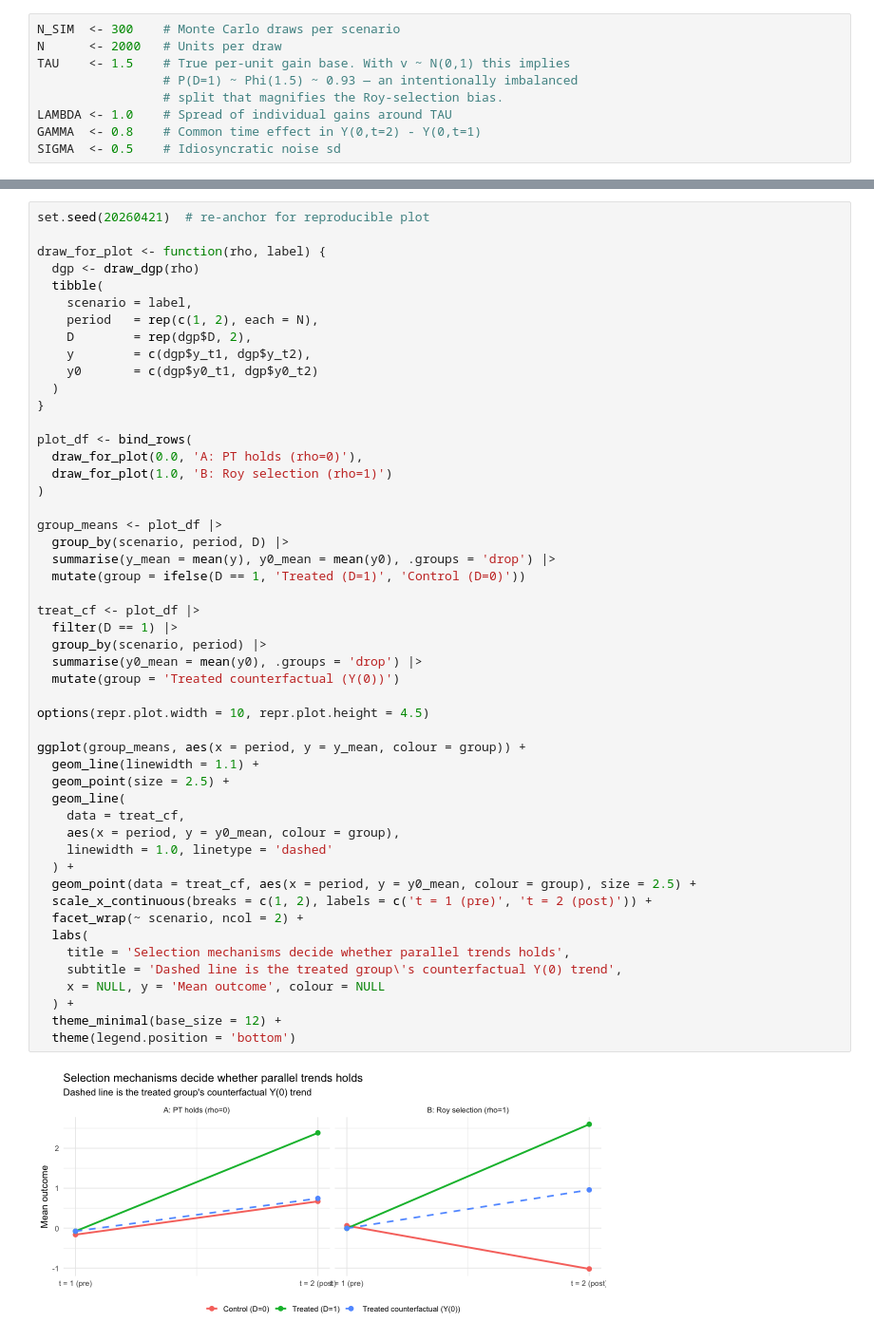
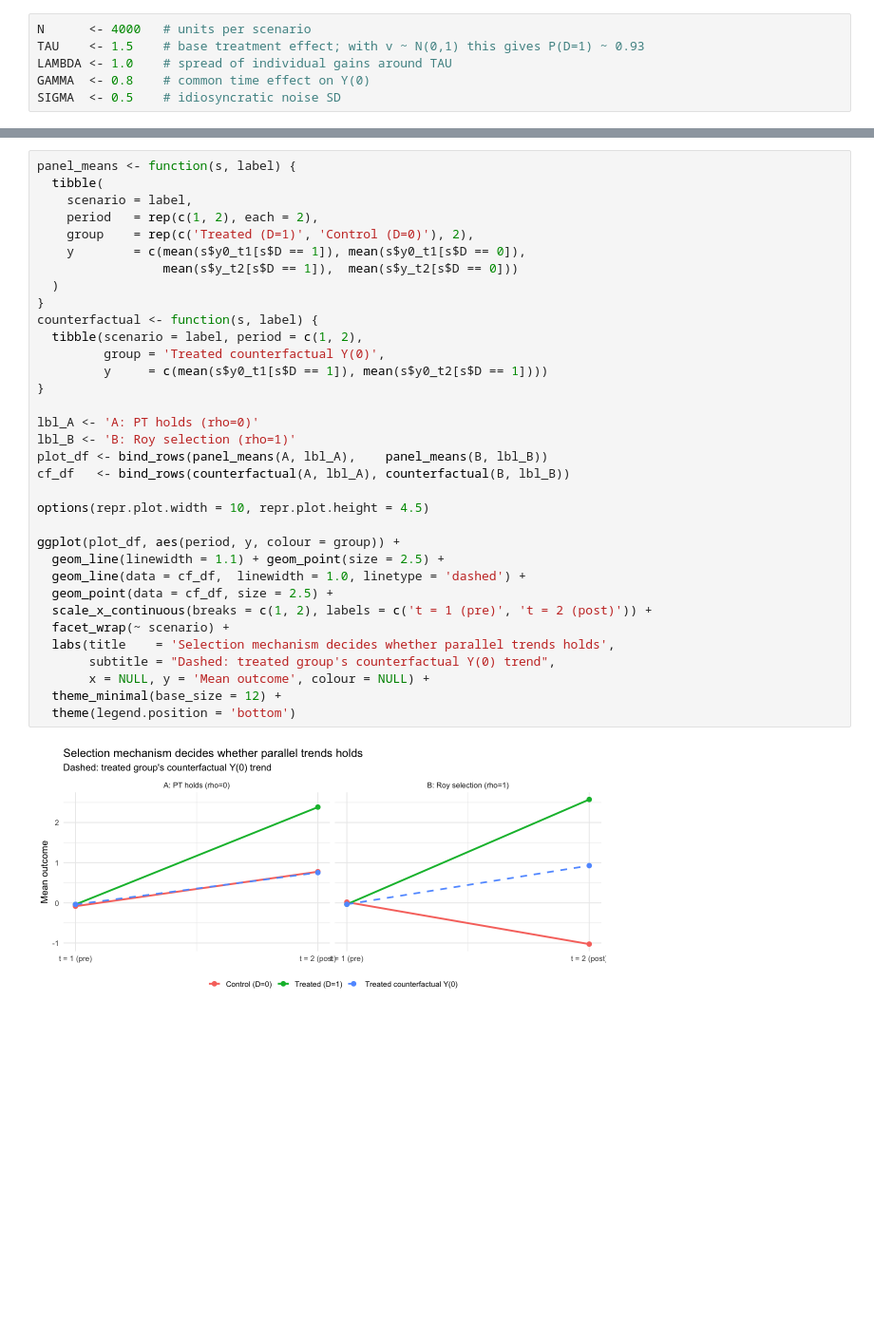
Before and after one commit to afrtrivi1120/causal-inference-papers-explainer, a Jupyter notebook: papers/did/01-ghanem-santanna-wuthrich-selection-parallel-trends/simulation.ipynb, the cells around one changed output, grey strips where cells are left out. Shown at 95% size. Drawn from its saved outputs; the diff is of its cells as text; blank space fills up the shorter version.

```diff
--- a/papers/did/01-ghanem-santanna-wuthrich-selection-parallel-trends/simulation.ipynb
+++ b/papers/did/01-ghanem-santanna-wuthrich-selection-parallel-trends/simulation.ipynb
@@ -36,9 +29,6 @@ Tunable constants. `N_SIM` controls Monte Carlo draws — drop to 50 for quick i
 # %%
-N_SIM  <- 300    # Monte Carlo draws per scenario
-N      <- 2000   # Units per draw
-TAU    <- 1.5    # True per-unit gain base. With v ~ N(0,1) this implies
-                 # P(D=1) ~ Phi(1.5) ~ 0.93 — an intentionally imbalanced
-                 # split that magnifies the Roy-selection bias.
-LAMBDA <- 1.0    # Spread of individual gains around TAU
-GAMMA  <- 0.8    # Common time effect in Y(0,t=2) - Y(0,t=1)
-SIGMA  <- 0.5    # Idiosyncratic noise sd
+N      <- 4000   # units per scenario
+TAU    <- 1.5    # base treatment effect; with v ~ N(0,1) this gives P(D=1) ~ 0.93
+LAMBDA <- 1.0    # spread of individual gains around TAU
+GAMMA  <- 0.8    # common time effect on Y(0)
+SIGMA  <- 0.5    # idiosyncratic noise SD
@@ -135,52 +82,36 @@ The Monte Carlo loops above consumed an `N_SIM`-dependent amount of RNG state, s
 # %%
-set.seed(20260421)  # re-anchor for reproducible plot
-
-draw_for_plot <- function(rho, label) {
-  dgp <- draw_dgp(rho)
+panel_means <- function(s, label) {
   tibble(
     scenario = label,
-    period   = rep(c(1, 2), each = N),
-    D        = rep(dgp$D, 2),
-    y        = c(dgp$y_t1, dgp$y_t2),
-    y0       = c(dgp$y0_t1, dgp$y0_t2)
+    period   = rep(c(1, 2), each = 2),
+    group    = rep(c('Treated (D=1)', 'Control (D=0)'), 2),
+    y        = c(mean(s$y0_t1[s$D == 1]), mean(s$y0_t1[s$D == 0]),
+                 mean(s$y_t2[s$D == 1]),  mean(s$y_t2[s$D == 0]))
   )
 }
+counterfactual <- function(s, label) {
+  tibble(scenario = label, period = c(1, 2),
+         group = 'Treated counterfactual Y(0)',
+         y     = c(mean(s$y0_t1[s$D == 1]), mean(s$y0_t2[s$D == 1])))
+}
 
-plot_df <- bind_rows(
-  draw_for_plot(0.0, 'A: PT holds (rho=0)'),
-  draw_for_plot(1.0, 'B: Roy selection (rho=1)')
-)
-
-group_means <- plot_df |>
-  group_by(scenario, period, D) |>
-  summarise(y_mean = mean(y), y0_mean = mean(y0), .groups = 'drop') |>
-  mutate(group = ifelse(D == 1, 'Treated (D=1)', 'Control (D=0)'))
-
-treat_cf <- plot_df |>
-  filter(D == 1) |>
-  group_by(scenario, period) |>
-  summarise(y0_mean = mean(y0), .groups = 'drop') |>
-  mutate(group = 'Treated counterfactual (Y(0))')
+lbl_A <- 'A: PT holds (rho=0)'
+lbl_B <- 'B: Roy selection (rho=1)'
+plot_df <- bind_rows(panel_means(A, lbl_A),    panel_means(B, lbl_B))
+cf_df   <- bind_rows(counterfactual(A, lbl_A), counterfactual(B, lbl_B))
 
 options(repr.plot.width = 10, repr.plot.height = 4.5)
 
-ggplot(group_means, aes(x = period, y = y_mean, colour = group)) +
-  geom_line(linewidth = 1.1) +
-  geom_point(size = 2.5) +
-  geom_line(
-    data = treat_cf,
-    aes(x = period, y = y0_mean, colour = group),
-    linewidth = 1.0, linetype = 'dashed'
-  ) +
-  geom_point(data = treat_cf, aes(x = period, y = y0_mean, colour = group), size = 2.5) +
+ggplot(plot_df, aes(period, y, colour = group)) +
+  geom_line(linewidth = 1.1) + geom_point(size = 2.5) +
+  geom_line(data = cf_df,  linewidth = 1.0, linetype = 'dashed') +
+  geom_point(data = cf_df, size = 2.5) +
   scale_x_continuous(breaks = c(1, 2), labels = c('t = 1 (pre)', 't = 2 (post)')) +
-  facet_wrap(~ scenario, ncol = 2) +
-  labs(
-    title = 'Selection mechanisms decide whether parallel trends holds',
-    subtitle = 'Dashed line is the treated group\'s counterfactual Y(0) trend',
-    x = NULL, y = 'Mean outcome', colour = NULL
-  ) +
+  facet_wrap(~ scenario) +
+  labs(title    = 'Selection mechanism decides whether parallel trends holds',
+       subtitle = "Dashed: treated group's counterfactual Y(0) trend",
+       x = NULL, y = 'Mean outcome', colour = NULL) +
   theme_minimal(base_size = 12) +
   theme(legend.position = 'bottom')
 # %% [output]
-[figure, old version]
+[figure, new version]
```
Also changed, not shown: parts of 14 cells of this notebook, 6 other files.
